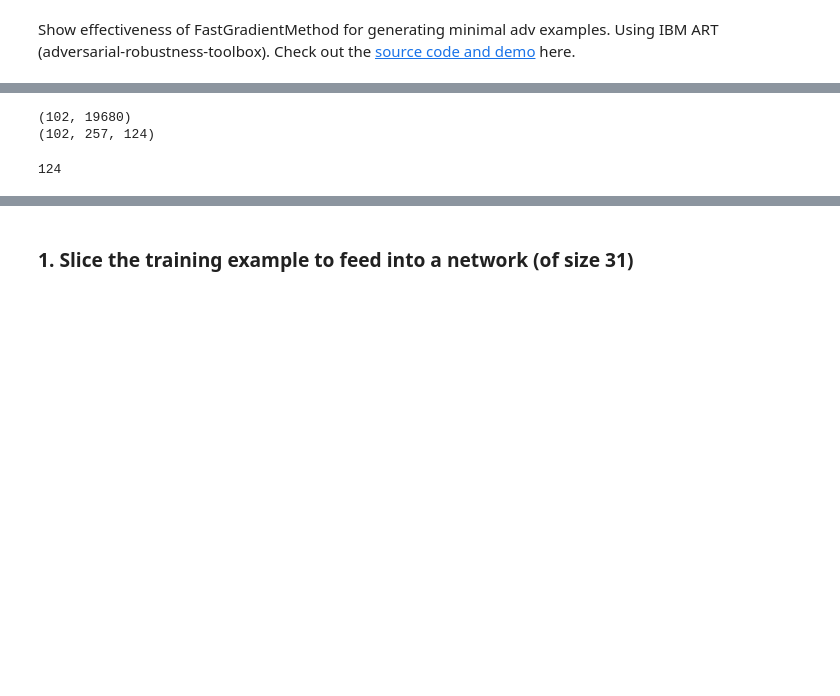
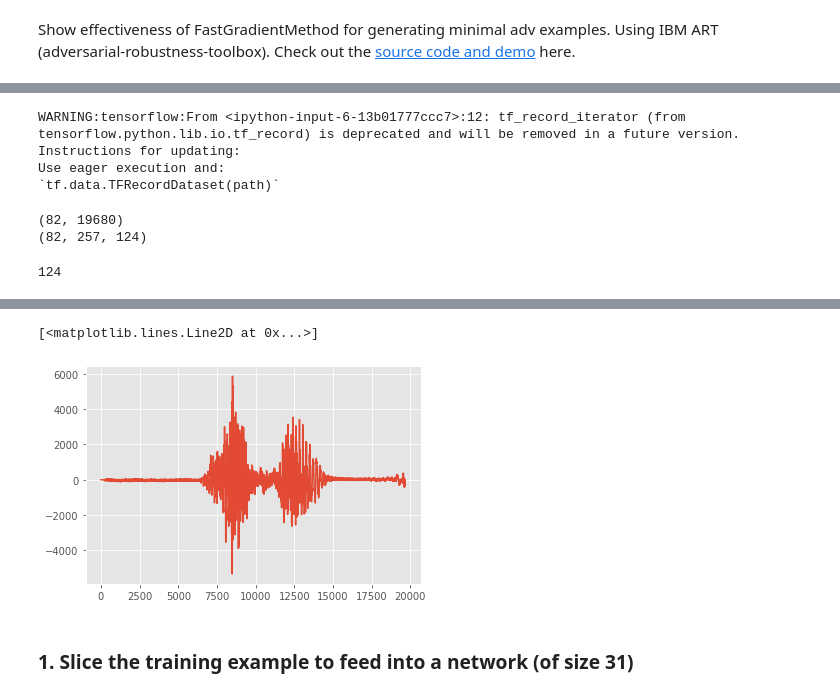
Before and after one commit to ilyakava/py3fst, a Jupyter notebook: Fast_Gradient_Demo.ipynb, the cells around one changed output, grey strips where cells are left out. Drawn from its saved outputs; the diff is of its cells as text; code cells hidden in the pictures; blank space fills up the shorter version.

```diff
--- a/Fast_Gradient_Demo.ipynb
+++ b/Fast_Gradient_Demo.ipynb
@@ -18,6 +19,8 @@ import warnings
 warnings.filterwarnings('ignore')
 # import spec2audio as sta
 from IPython.display import Audio
+# %%
+plt.style.use('ggplot')
 # %%
 from augment_audio import scale_to_peak_windowed_dBFS
 from util.ft import unnormalize_0_1
@@ -26,4 +29,6 @@ from util.ft import unnormalize_0_1
 # %%
-TF_RECORD_DIR = '/scratch1/ilya/locDoc/data/alexa/v7.4/val_19680_easy'
+TF_RECORD_DIR = '/scratch1/ilya/locDoc/data/alexa/v7.4/val_19680_positive'
 tfrecord_files = glob.glob(os.path.join(TF_RECORD_DIR, '*.tfrecord'))
 tfrecord_file = tfrecord_files[0]
+mean = 0.320085779840294
+std_dev = 0.17540888436162386
@@ -40,6 +50,8 @@ limit = 100
 
 # for tfrecord_file in tfrecord_files_val:
 for i, example in enumerate(tf.python_io.tf_record_iterator(tfrecord_file)):
+    if i < 20:
+        continue
     eg_np = tf.train.Example.FromString(example)
     audio_segment = pydub.AudioSegment(
         eg_np.features.feature["audio"].bytes_list.value[0],
@@ -51,11 +63,19 @@ for i, example in enumerate(tf.python_io.tf_record_iterator(tfrecord_file)):
     examples.append(y)
 
     spec = eg_np.features.feature["spectrogram"].float_list.value
+    spec = np.array(spec).reshape(spec_h,-1)
+    spec = spec - mean
+    spec = spec / std_dev
+    specs.append(spec)
+
     spec_labs.append(eg_np.features.feature["spectrogram_label"].int64_list.value)
-    spec = np.array(spec).reshape(spec_h,-1)
-    specs.append(spec)
     if i > limit:
         break
+# %% [output]
+WARNING:tensorflow:From <ipython-input-6-13b01777ccc7>:12: tf_record_iterator (from tensorflow.python.lib.io.tf_record) is deprecated and will be removed in a future version.
+Instructions for updating:
+Use eager execution and:
+`tf.data.TFRecordDataset(path)`
 # %%
 examples = np.array(examples)
 specs = np.array(specs, dtype=np.float32)
@@ -63,8 +83,8 @@ spec_labs = np.array(spec_labs)
 print(examples.shape)
 print(specs.shape)
 # %% [output]
-(102, 19680)
-(102, 257, 124)
+(82, 19680)
+(82, 257, 124)
 # %%
 min_input_value, max_input_value = specs.min(), specs.max()
 # %%
@@ -72,9 +92,15 @@ print(len(spec_labs[0]))
 # %% [output]
 124
 # %%
-sound_i = 4
+sound_i = 2
 Audio(examples[sound_i], rate=16000)
 # %% [output]
 [interactive output not drawn]
+# %%
+# sound_i += 1
+plt.plot(examples[sound_i])
+# %% [output]
+[<matplotlib.lines.Line2D at 0x...>]
+[figure, added]
 # %% [markdown]
 ### 1. Slice the training example to feed into a network (of size 31)
```
Also changed, not shown: parts of 40 cells of this notebook.
